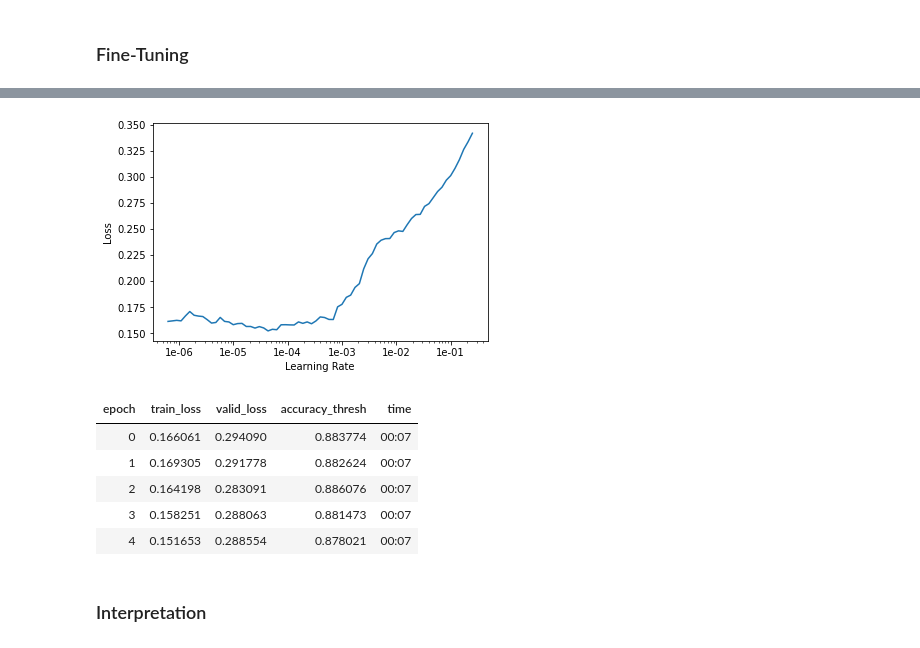
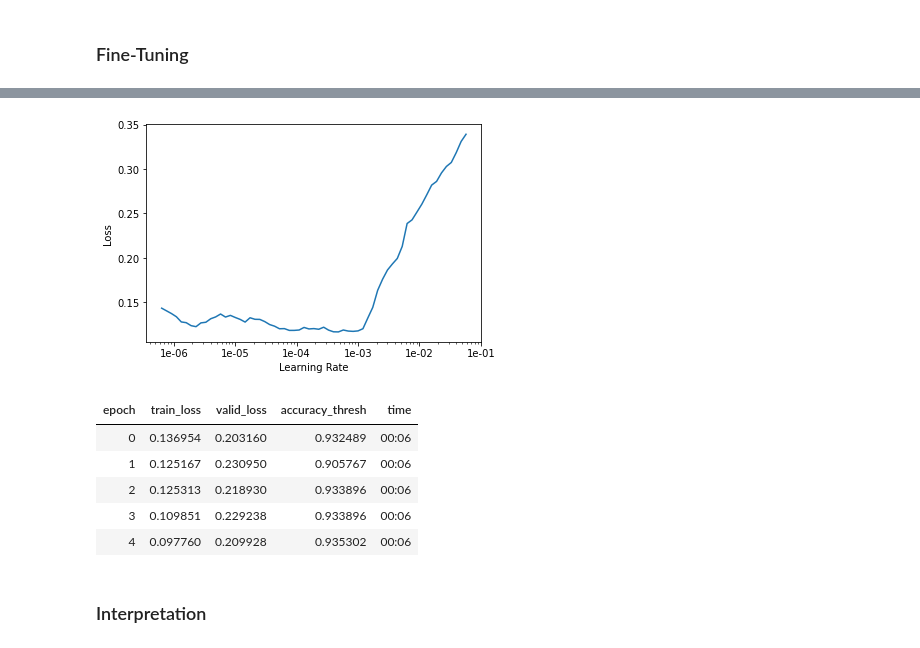
Before and after one commit to knesis/xkcd-labelling, a Jupyter notebook: xkcd-labelling.ipynb, the cells around one changed output, grey strips where cells are left out. Saved outputs shown, nothing was run; the diff lists cells and outputs as text; code cells hidden in the pictures.

```diff
--- a/xkcd-labelling.ipynb
+++ b/xkcd-labelling.ipynb
@@ -15,7 +16,7 @@ warnings.filterwarnings("ignore", category=UserWarning, module="torch.nn.functio
 # %% [markdown]
 ## Creating DataBunch
 # %%
-path= Path('./drive/My Drive/Colab Notebooks/xkcd-labelling/data');
+path= Path('./data');
 path.ls()
 # %% [output]
 [PosixPath('drive/My Drive/Colab Notebooks/xkcd-labelling/data/urls_xkcd.csv'),
@@ -64,6 +67,6 @@ learn.recorder.plot()
 # %%
-lr = 4e-2;
+lr = 3e-2;
 # %%
-learn.fit_one_cycle(8,slice(lr))
+learn.fit_one_cycle(7,slice(lr))
 # %% [output]
 | epoch | train_loss | valid_loss | accuracy_thresh | time |
@@ -96,16 +98,16 @@ LR Finder is complete, type {learner_name}.recorder.plot() to see the graph.
 # %%
 learn.recorder.plot()
 # %% [output]
-[figure, old version]
+[figure, new version]
 # %%
-learn.fit_one_cycle(5,slice(1e-5,1e-4))
+learn.fit_one_cycle(5,slice(3e-5,3e-4))
 # %% [output]
 | epoch | train_loss | valid_loss | accuracy_thresh | time |
-| 0 | 0.166061 | 0.294090 | 0.883774 | 00:07 |
-| 1 | 0.169305 | 0.291778 | 0.882624 | 00:07 |
-| 2 | 0.164198 | 0.283091 | 0.886076 | 00:07 |
-| 3 | 0.158251 | 0.288063 | 0.881473 | 00:07 |
-| 4 | 0.151653 | 0.288554 | 0.878021 | 00:07 |
+| 0 | 0.136954 | 0.203160 | 0.932489 | 00:06 |
+| 1 | 0.125167 | 0.230950 | 0.905767 | 00:06 |
+| 2 | 0.125313 | 0.218930 | 0.933896 | 00:06 |
+| 3 | 0.109851 | 0.229238 | 0.933896 | 00:06 |
+| 4 | 0.097760 | 0.209928 | 0.935302 | 00:06 |
 # %%
 learn.save('stage-2')
 # %% [markdown]
```
Also changed, not shown: parts of 12 cells of this notebook, 1 other file.
